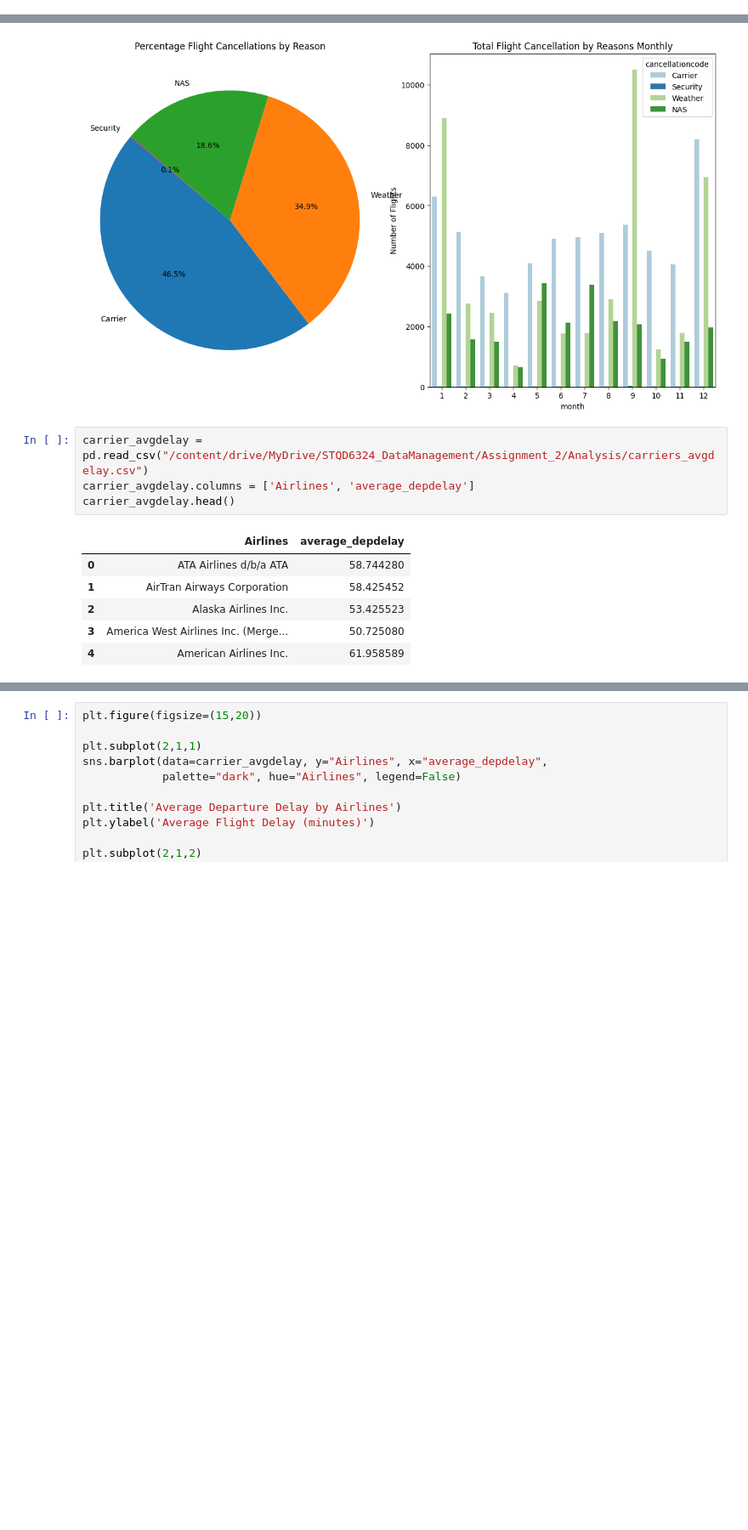
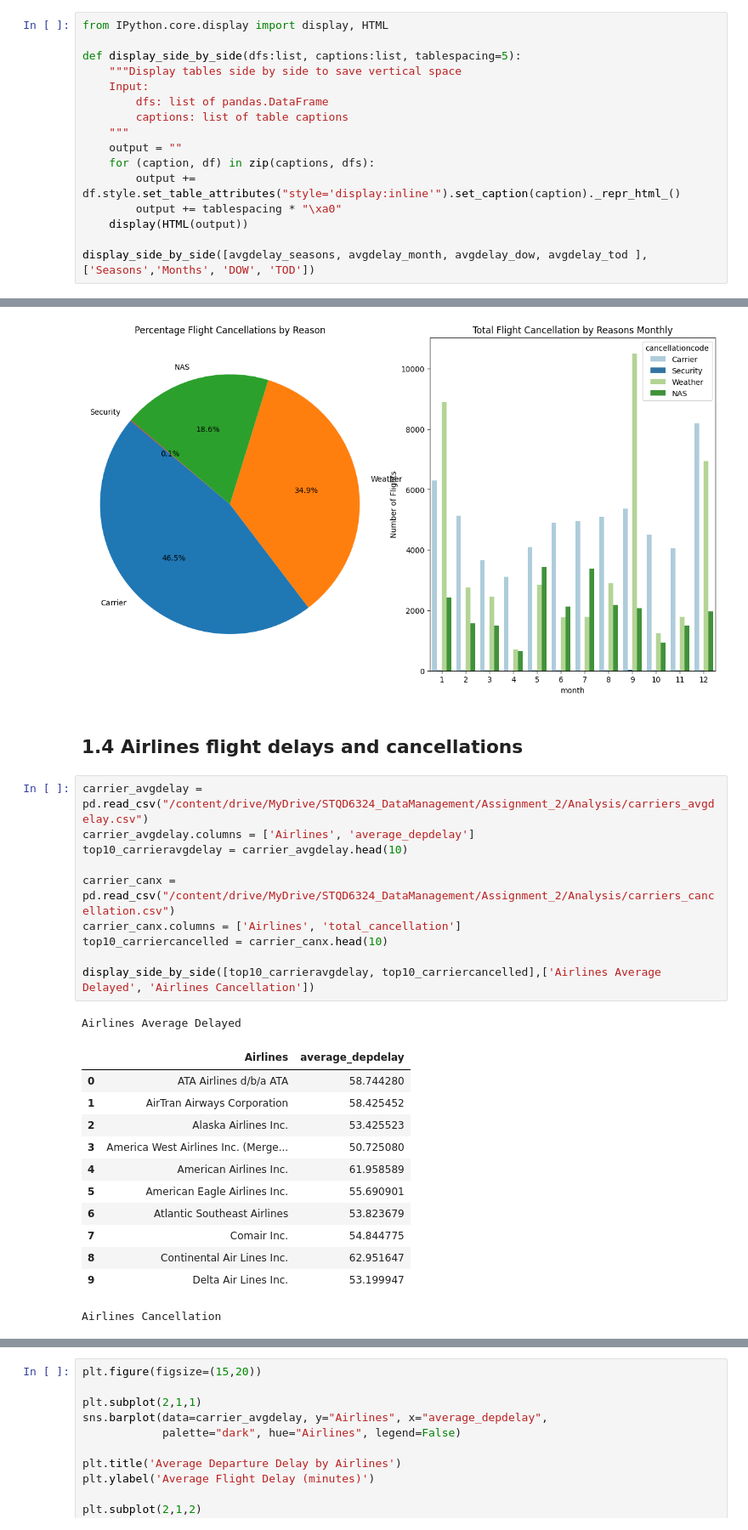
Before and after one commit to athirah-o/Airline_OnTime_Performance_Analysis, a Jupyter notebook: P129566_Assignment2.ipynb, the cells around one changed output, grey strips where cells are left out. Shown at 85% size. Cells and saved outputs as stored; diff of their text form; blank space fills up the shorter version.

```diff
--- a/P129566_Assignment2.ipynb
+++ b/P129566_Assignment2.ipynb
@@ -119,0 +81,16 @@ avgdelay_tod.head()
+# %%
+from IPython.core.display import display, HTML
+
+def display_side_by_side(dfs:list, captions:list, tablespacing=5):
+    """Display tables side by side to save vertical space
+    Input:
+        dfs: list of pandas.DataFrame
+        captions: list of table captions
+    """
+    output = ""
+    for (caption, df) in zip(captions, dfs):
+        output += df.style.set_table_attributes("style='display:inline'").set_caption(caption)._repr_html_()
+        output += tablespacing * "\xa0"
+    display(HTML(output))
+
+display_side_by_side([avgdelay_seasons, avgdelay_month, avgdelay_dow, avgdelay_tod ],['Seasons','Months', 'DOW', 'TOD'])
@@ -248,14 +275,29 @@ plt.ylabel('Number of Flights')
 plt.show()
 # %% [output]
 [figure]
+# %% [markdown]
+## **1.4 Airlines flight delays and cancellations**
 # %%
 carrier_avgdelay = pd.read_csv("/content/drive/MyDrive/STQD6324_DataManagement/Assignment_2/Analysis/carriers_avgdelay.csv")
 carrier_avgdelay.columns = ['Airlines', 'average_depdelay']
-carrier_avgdelay.head()
+top10_carrieravgdelay = carrier_avgdelay.head(10)
+
+carrier_canx = pd.read_csv("/content/drive/MyDrive/STQD6324_DataManagement/Assignment_2/Analysis/carriers_cancellation.csv")
+carrier_canx.columns = ['Airlines', 'total_cancellation']
+top10_carriercancelled = carrier_canx.head(10)
+
+display_side_by_side([top10_carrieravgdelay, top10_carriercancelled],['Airlines Average Delayed', 'Airlines Cancellation'])
 # %% [output]
+Airlines Average Delayed
 |  | Airlines | average_depdelay |
 | 0 | ATA Airlines d/b/a ATA | 58.744280 |
 | 1 | AirTran Airways Corporation | 58.425452 |
 | 2 | Alaska Airlines Inc. | 53.425523 |
 | 3 | America West Airlines Inc. (Merge... | 50.725080 |
 | 4 | American Airlines Inc. | 61.958589 |
+| 5 | American Eagle Airlines Inc. | 55.690901 |
+| 6 | Atlantic Southeast Airlines | 53.823679 |
+| 7 | Comair Inc. | 54.844775 |
+| 8 | Continental Air Lines Inc. | 62.951647 |
+| 9 | Delta Air Lines Inc. | 53.199947 |
+Airlines Cancellation
```
Also changed, not shown: parts of 22 cells of this notebook.
